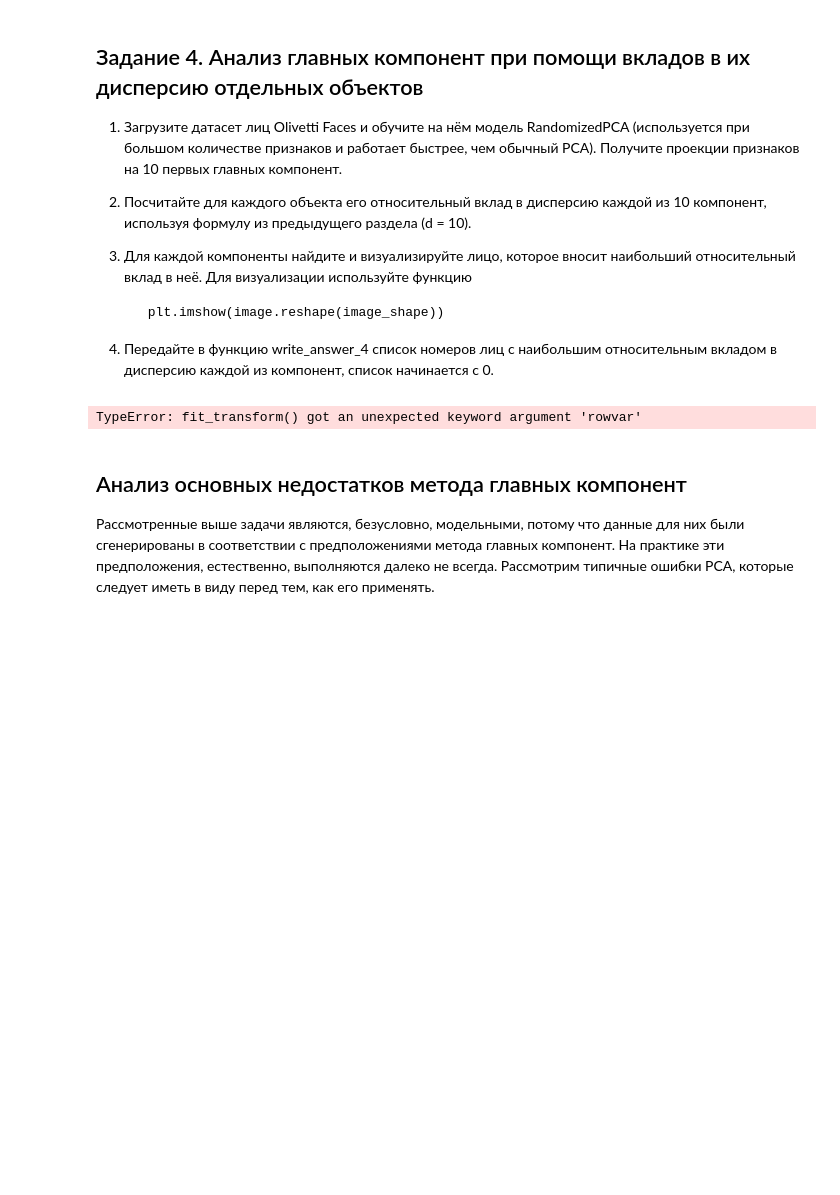
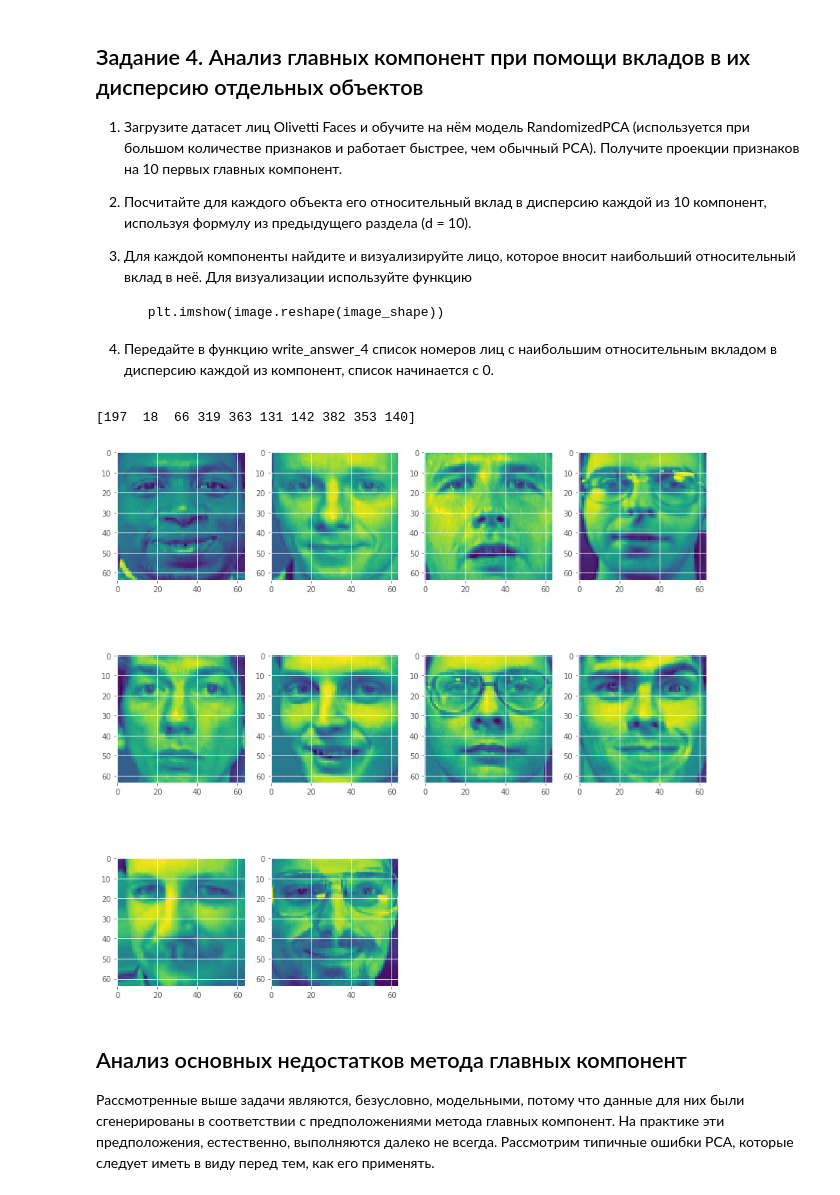
Before and after one commit to evgeni-nabokov/ml-and-da-by-mipt-and-yandex, a Jupyter notebook: C3W2/PCA.ipynb, the cells around one changed output. Drawn from its saved outputs; the diff is of its cells as text; code cells hidden in the pictures; blank space fills up the shorter version.

```diff
--- a/C3W2/PCA.ipynb
+++ b/C3W2/PCA.ipynb
@@ -439,31 +439,47 @@ $$ \sum_{k=1}^d cos^2_{ik} = 1 $$
 # %%
 from sklearn.datasets import fetch_olivetti_faces
 from sklearn.decomposition import RandomizedPCA
 
 def write_answer_4(list_pc):
     with open("pca_answer4.txt", "w") as fout:
         fout.write(" ".join([str(num) for num in list_pc]))
 
 data = fetch_olivetti_faces(shuffle=True, random_state=0).data
 image_shape = (64, 64)
 
 # place your code here
 d = 10
 model = RandomizedPCA(n_components=d)
-transformed_data = model.fit_transform(data, rowvar=False)
-print(data.shape)
-print(transformed_data.shape)
+transformed_data = model.fit_transform(data)
 centered_transformed_data = transformed_data - np.mean(transformed_data, axis=0)
 shape = transformed_data.shape
 weights = np.empty(shape)
-for i in shape[0]:
-numerator = np.square(centered_transformed_data[i, k])
-denominator = 0
-for l in np.arange(d):
-    denominator += np.square(centered_transformed_data[i, l])
-sq_cos_ik = numerator / denominator
+
+#TODO: Find more simple way to calculate weights (https://www.coursera.org/learn/unsupervised-learning/discussions/weeks/2/threads/iZuTLESKEeijOQ6FgrL31g)
+for i in np.arange(data.shape[0]):
+    for k in np.arange(shape[1]):
+        numerator = np.square(centered_transformed_data[i, k])
+        denominator = 0
+        for l in np.arange(d):
+            denominator += np.square(centered_transformed_data[i, l])
+        sq_cos_ik = numerator / denominator;
+        weights[i, k] = sq_cos_ik
+
+max_weight_indeces = np.empty((d), dtype=int)
+fig = plt.figure(figsize=(14, 14))
+columns = 4
+rows = 3
+for i in np.arange(d):
+    i_max = np.argmax(weights[:,i]);
+    max_weight_indeces[i] = i_max
+    image = data[i_max].reshape(image_shape)
+    fig.add_subplot(rows, columns, i + 1)
+    plt.imshow(image)
+print(max_weight_indeces)
+write_answer_4(max_weight_indeces)
 # %% [output]
-TypeError: fit_transform() got an unexpected keyword argument 'rowvar'
+[197  18  66 319 363 131 142 382 353 140]
+[figure, added]
 # %% [markdown]
 ## Анализ основных недостатков метода главных компонент
 
```
Also changed, not shown: 1 other file.
